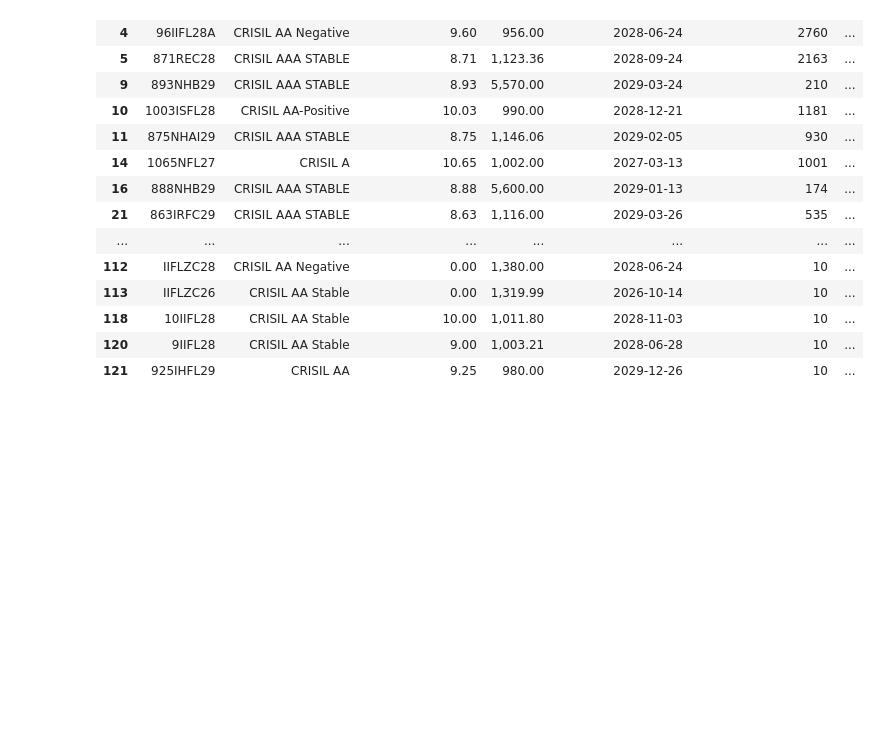
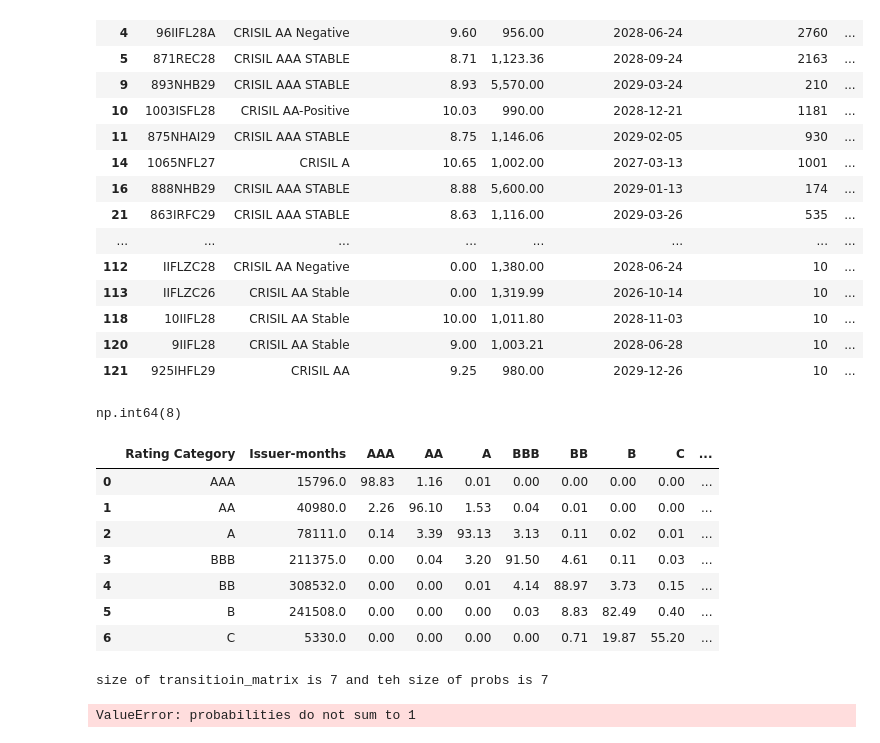
Before and after one commit to Rudra-prasad-tarai/CreditRiskOptimisation, a Jupyter notebook: Credit_Risk_Optimisation.ipynb, the cells around one changed output. Saved outputs shown, nothing was run; the diff lists cells and outputs as text; code cells hidden in the pictures; blank space fills up the shorter version.

Commit message:
attempting to simulate

```diff
--- a/Credit_Risk_Optimisation.ipynb
+++ b/Credit_Risk_Optimisation.ipynb
@@ -263,6 +266,66 @@ bonds_filtered
 | 118 | 10IIFL28 | CRISIL AA Stable | 10.00 | 1,011.80 | 2028-11-03 | 10 | ... |
 | 120 | 9IIFL28 | CRISIL AA Stable | 9.00 | 1,003.21 | 2028-06-28 | 10 | ... |
 | 121 | 925IHFL29 | CRISIL AA | 9.25 | 980.00 | 2029-12-26 | 10 | ... |
+# %%
+np.random.choice([0,5,6,8,9,4])
+# %% [output]
+np.int64(8)
+# %%
+transition_matrix.columns
+transition_matrix = transition_matrix.drop(transition_matrix.index[-2:])
+# %%
+transition_matrix
+# %% [output]
+|  | Rating Category | Issuer-months | AAA | AA | A | BBB | BB | B | C | ... |
+| 0 | AAA | 15796.0 | 98.83 | 1.16 | 0.01 | 0.00 | 0.00 | 0.00 | 0.00 | ... |
+| 1 | AA | 40980.0 | 2.26 | 96.10 | 1.53 | 0.04 | 0.01 | 0.00 | 0.00 | ... |
+| 2 | A | 78111.0 | 0.14 | 3.39 | 93.13 | 3.13 | 0.11 | 0.02 | 0.01 | ... |
+| 3 | BBB | 211375.0 | 0.00 | 0.04 | 3.20 | 91.50 | 4.61 | 0.11 | 0.03 | ... |
+| 4 | BB | 308532.0 | 0.00 | 0.00 | 0.01 | 4.14 | 88.97 | 3.73 | 0.15 | ... |
+| 5 | B | 241508.0 | 0.00 | 0.00 | 0.00 | 0.03 | 8.83 | 82.49 | 0.40 | ... |
+| 6 | C | 5330.0 | 0.00 | 0.00 | 0.00 | 0.00 | 0.71 | 19.87 | 55.20 | ... |
+# %%
+from tqdm import tqdm
+# Example: Simplified transition matrix (rows = current rating, columns = next year's rating)
+
+
+# Monte Carlo parameters
+num_scenarios = 10_000  # Paper uses 20,000
+recovery_rate = 0.30     # 30% recovery in default
+
+# Simulate credit migrations for each bond
+def simulate_credit_events(bond_ratings, transition_matrix, num_scenarios):
+    scenarios = []
+
+    # Configure tqdm with more options
+    with tqdm(total=num_scenarios,
+              desc="Credit Migration Simulation",
+              unit="scenario",
+              bar_format="{l_bar}{bar}| {n_fmt}/{total_fmt} [{elapsed}<{remaining}, {rate_fmt}{postfix}]") as pbar:
+        for _ in range(num_scenarios):
+            new_ratings = []
+            for rating in bond_ratings:
+                probs = transition_matrix[rating].values
+                print(f'size of transitioin_matrix is {len(transition_matrix.columns[2:][:-1])} and teh size of probs is {len(probs)}')
+                new_rating = np.random.choice(transition_matrix.columns[2:][:-1], p=probs)
+                new_ratings.append(new_rating)
+            scenarios.append(new_ratings)
+
+            pbar.update(1)  # Manually update progress bar
+
+            # Optional: Add additional information to the progress bar
+            if pbar.n % 1000 == 0:  # Update stats every 1000 scenarios
+                pbar.set_postfix({
+                    'current_rating': rating,
+                    'scenarios': len(scenarios)
+                })
+
+    return scenarios# Example usage
+bond_ratings = bonds_filtered['MAPPED RATING'].tolist()
+credit_scenarios = simulate_credit_events(bond_ratings, transition_matrix, num_scenarios)
+# %% [output]
+size of transitioin_matrix is 7 and teh size of probs is 7
+ValueError: probabilities do not sum to 1
 # %%
 # Simplified example: Generate random losses based on ratings
 np.random.seed(42)
```
Also changed, not shown: parts of 7 cells of this notebook.
